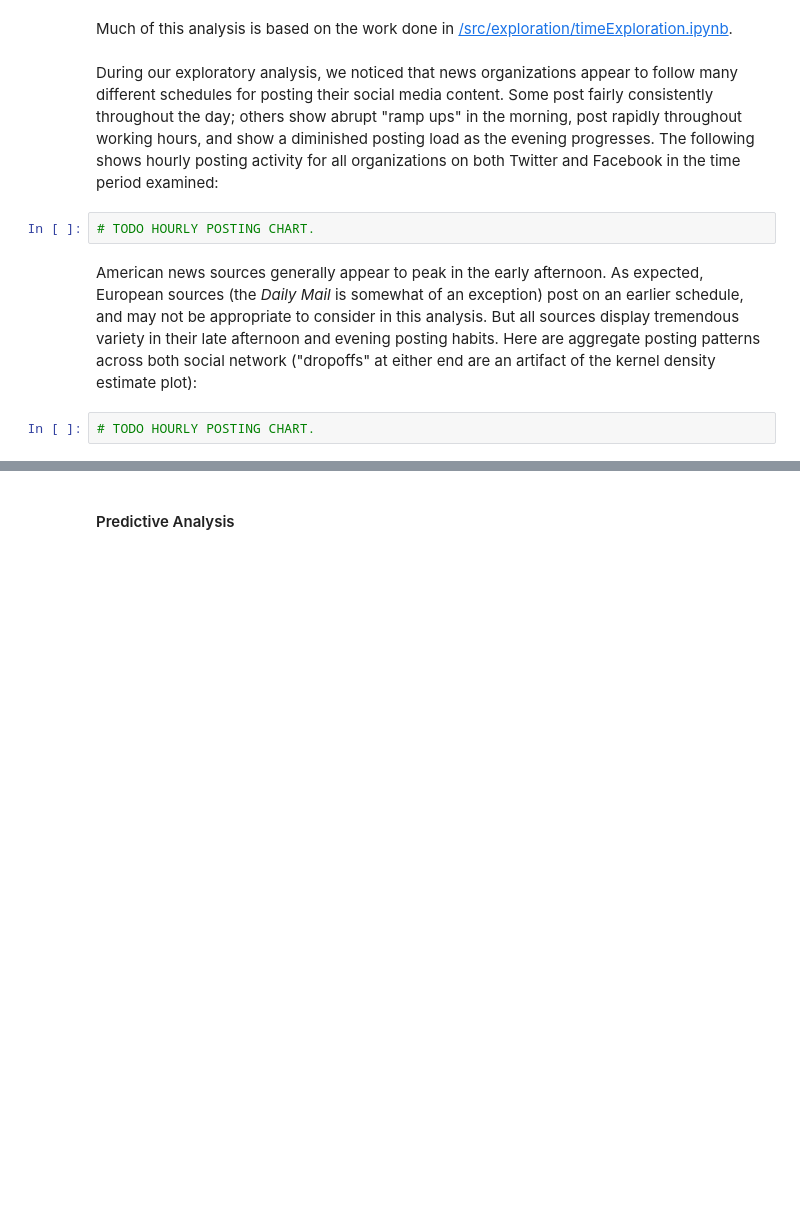
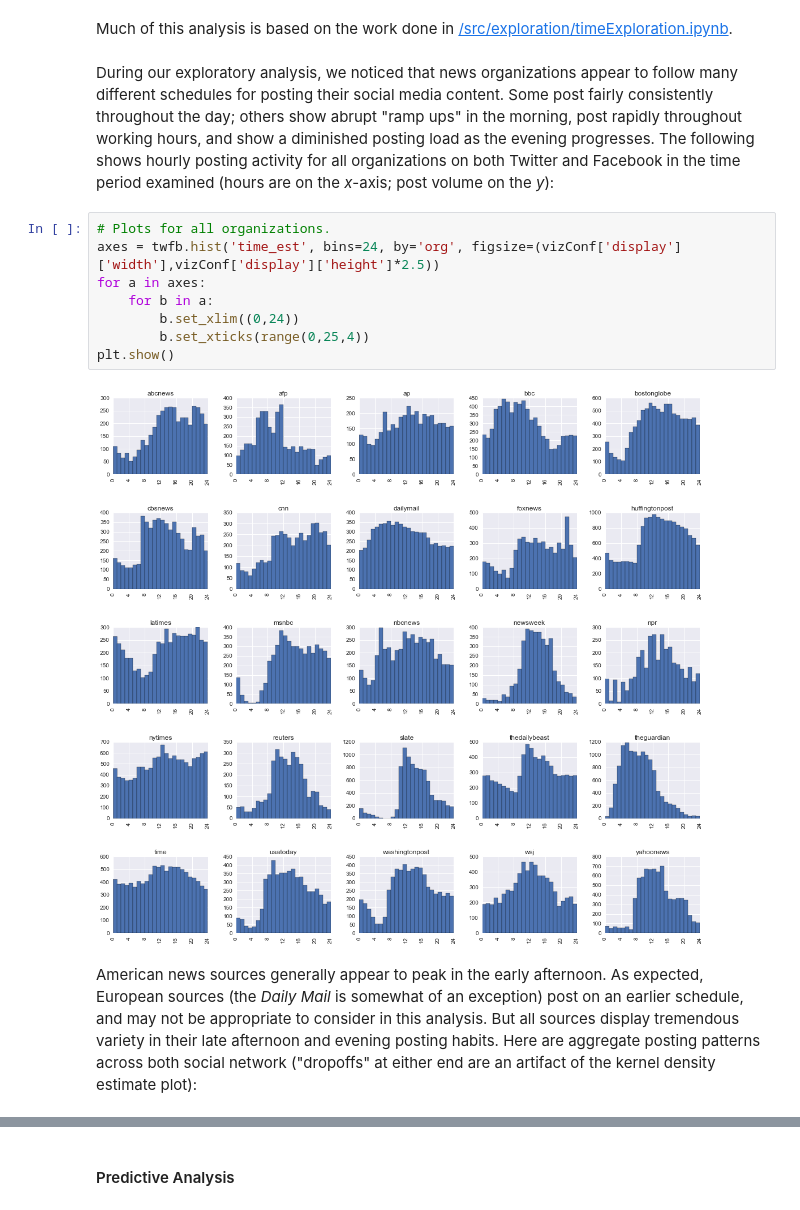
Before and after one commit to micahlanier/social-news, a Jupyter notebook: book/9_PredictiveAnalysisKeyFindings.ipynb, the cells around one changed output, grey strips where cells are left out. Cells and saved outputs as stored; diff of their text form; blank space fills up the shorter version.

Commit message:
Filled in chart analysis

```diff
--- a/book/9_PredictiveAnalysisKeyFindings.ipynb
+++ b/book/9_PredictiveAnalysisKeyFindings.ipynb
@@ -17,10 +17,16 @@ The below analysis reuses many of the datasets and models generated below. For b
 # %% [markdown]
 Much of this analysis is based on the work done in [/src/exploration/timeExploration.ipynb](http://nbviewer.ipython.org/github/micahlanier/social-news/blob/master/src/exploration/timeExploration.ipynb).
 # %% [markdown]
-During our exploratory analysis, we noticed that news organizations appear to follow many different schedules for posting their social media content. Some post fairly consistently throughout the day; others show abrupt "ramp ups" in the morning, post rapidly throughout working hours, and show a diminished posting load as the evening progresses. The following shows hourly posting activity for all organizations on both Twitter and Facebook in the time period examined:
+During our exploratory analysis, we noticed that news organizations appear to follow many different schedules for posting their social media content. Some post fairly consistently throughout the day; others show abrupt "ramp ups" in the morning, post rapidly throughout working hours, and show a diminished posting load as the evening progresses. The following shows hourly posting activity for all organizations on both Twitter and Facebook in the time period examined (hours are on the *x*-axis; post volume on the *y*):
-# %%
-# TODO HOURLY POSTING CHART.
+# %%
+# Plots for all organizations.
+axes = twfb.hist('time_est', bins=24, by='org', figsize=(vizConf['display']['width'],vizConf['display']['height']*2.5))
+for a in axes:
+    for b in a:
+        b.set_xlim((0,24))
+        b.set_xticks(range(0,25,4))
+plt.show()
+# %% [output]
+[figure, added]
 # %% [markdown]
 American news sources generally appear to peak in the early afternoon. As expected, European sources (the *Daily Mail* is somewhat of an exception) post on an earlier schedule, and may not be appropriate to consider in this analysis. But all sources display tremendous variety in their late afternoon and evening posting habits. Here are aggregate posting patterns across both social network ("dropoffs" at either end are an artifact of the kernel density estimate plot):
-# %%
-# TODO HOURLY POSTING CHART.
```
Also changed, not shown: parts of 8 cells of this notebook.
